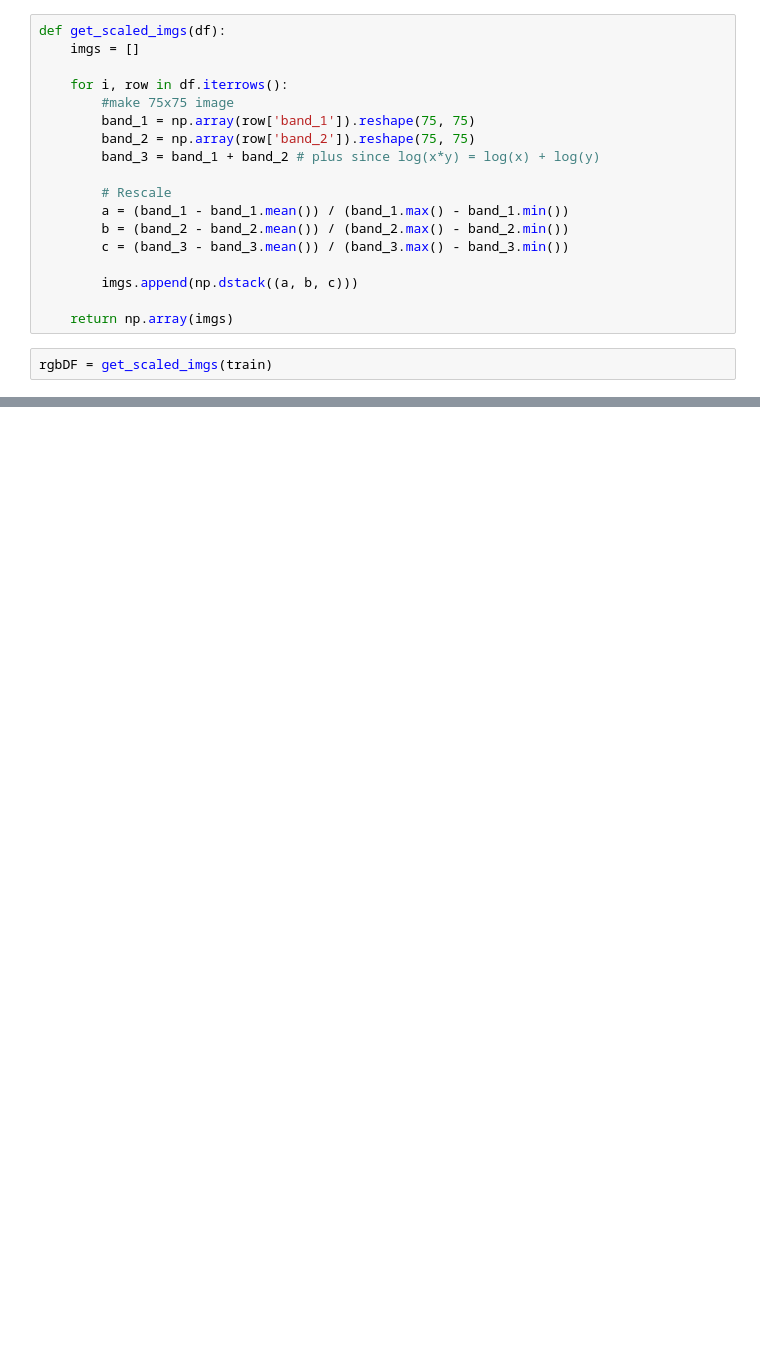
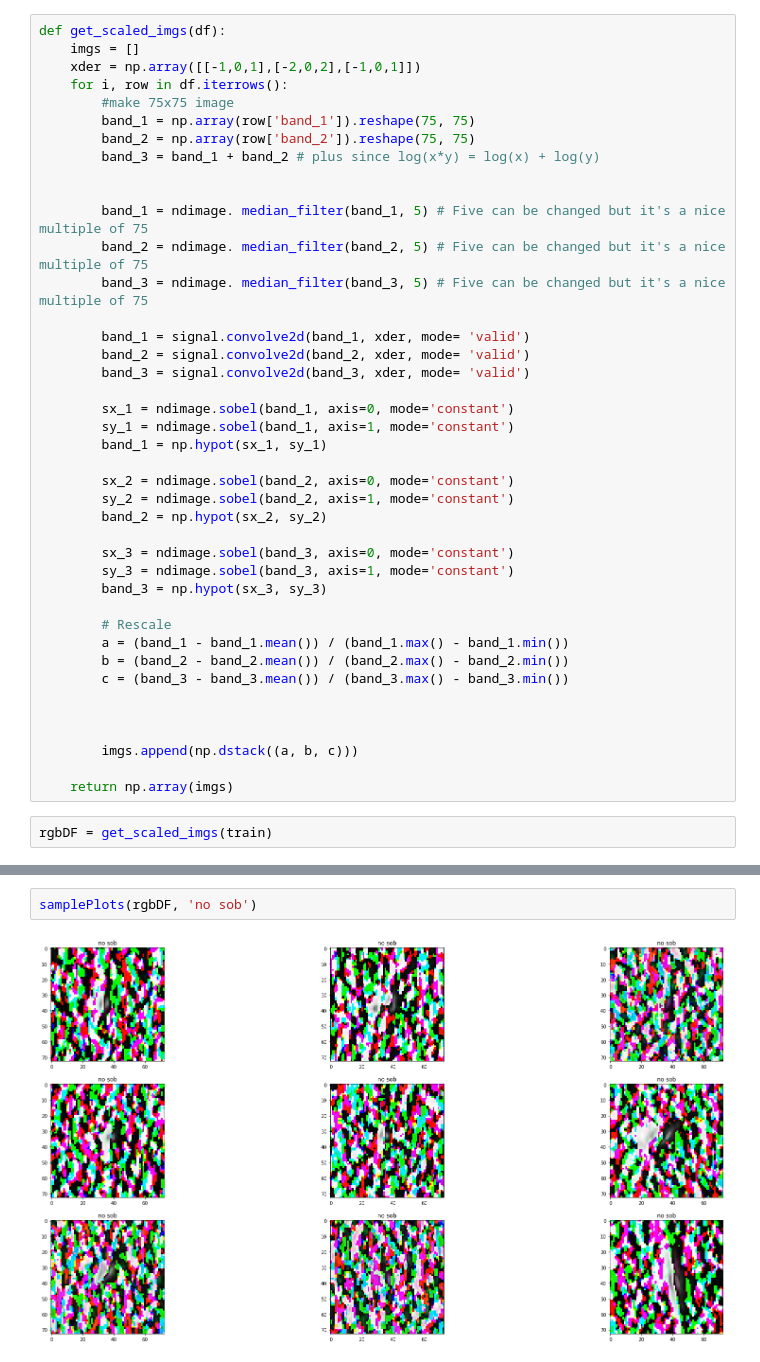
Before and after one commit to kailukowiak/DATA602_Final_Project, a Jupyter notebook: PlanningAndSandBox.ipynb, the cells around one changed output, grey strips where cells are left out. Saved outputs shown, nothing was run; the diff lists cells and outputs as text; blank space fills up the shorter version.

```diff
--- a/PlanningAndSandBox.ipynb
+++ b/PlanningAndSandBox.ipynb
@@ -266,18 +269,41 @@ samplePlots(pre_process(train), 'Gausian Filter and Derivative')
 # %%
 def get_scaled_imgs(df):
     imgs = []
-
+    xder = np.array([[-1,0,1],[-2,0,2],[-1,0,1]])
     for i, row in df.iterrows():
         #make 75x75 image
         band_1 = np.array(row['band_1']).reshape(75, 75)
         band_2 = np.array(row['band_2']).reshape(75, 75)
         band_3 = band_1 + band_2 # plus since log(x*y) = log(x) + log(y)
 
+
+        band_1 = ndimage. median_filter(band_1, 5) # Five can be changed but it's a nice multiple of 75
+        band_2 = ndimage. median_filter(band_2, 5) # Five can be changed but it's a nice multiple of 75
+        band_3 = ndimage. median_filter(band_3, 5) # Five can be changed but it's a nice multiple of 75
+
+        band_1 = signal.convolve2d(band_1, xder, mode= 'valid')
+        band_2 = signal.convolve2d(band_2, xder, mode= 'valid')
+        band_3 = signal.convolve2d(band_3, xder, mode= 'valid')
+
+        sx_1 = ndimage.sobel(band_1, axis=0, mode='constant')
+        sy_1 = ndimage.sobel(band_1, axis=1, mode='constant')
+        band_1 = np.hypot(sx_1, sy_1)
+
+        sx_2 = ndimage.sobel(band_2, axis=0, mode='constant')
+        sy_2 = ndimage.sobel(band_2, axis=1, mode='constant')
+        band_2 = np.hypot(sx_2, sy_2)
+
+        sx_3 = ndimage.sobel(band_3, axis=0, mode='constant')
+        sy_3 = ndimage.sobel(band_3, axis=1, mode='constant')
+        band_3 = np.hypot(sx_3, sy_3)
+
         # Rescale
         a = (band_1 - band_1.mean()) / (band_1.max() - band_1.min())
         b = (band_2 - band_2.mean()) / (band_2.max() - band_2.min())
         c = (band_3 - band_3.mean()) / (band_3.max() - band_3.min())
 
+
+
         imgs.append(np.dstack((a, b, c)))
 
     return np.array(imgs)
@@ -293,0 +316,4 @@ rgbDF[1].shape
+# %%
+samplePlots(rgbDF, 'no sob')
+# %% [output]
+[figure, added]
```
Also changed, not shown: parts of 5 cells of this notebook, 12 other files.
